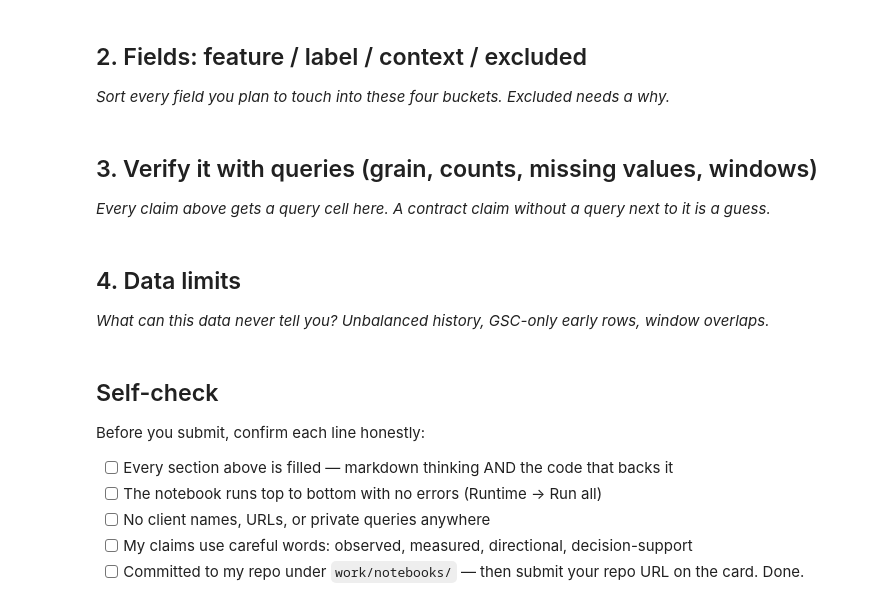
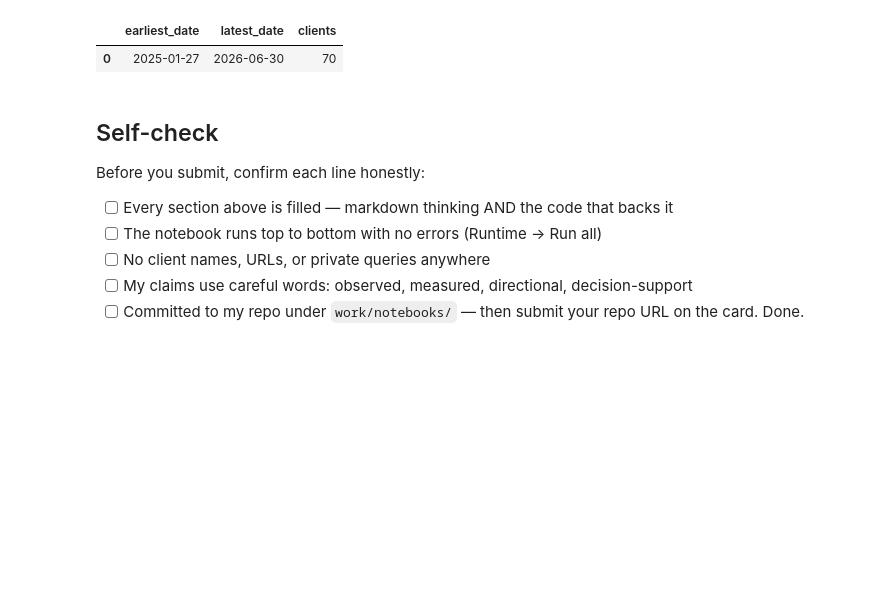
Before and after one commit to Mahnoor-Kalsoom/flyrank-ml-internship, a Jupyter notebook: work/notebooks/w03_data_contract.ipynb, the cells around one changed output. Cells and saved outputs as stored; diff of their text form; code cells hidden in the pictures; blank space fills up the shorter version.

```diff
--- a/work/notebooks/w03_data_contract.ipynb
+++ b/work/notebooks/w03_data_contract.ipynb
@@ -13,7 +225,16 @@ This skeleton is yours to fill. Work the sections **in order** — each one has
 # %%
 # This cell is for CODE (numbers, a query, a check).
 # Write your text answer in the cell ABOVE this one — typing sentences here breaks Run All.
+
+con.sql(f"""
+SELECT
+MIN(report_date) earliest_date,
+MAX(report_date) latest_date,
+COUNT(DISTINCT client_hash_id) clients
+FROM read_parquet(
+'{REL}/fact_content_daily_performance/**/*.parquet'
+)
+""").df()
+# %% [output]
+|  | earliest_date | latest_date | clients |
+| 0 | 2025-01-27 | 2026-06-30 | 70 |
-# %% [markdown]
-## 2. Fields: feature / label / context / excluded
-
-*Sort every field you plan to touch into these four buckets. Excluded needs a why.*
@@ -23,4 +240,0 @@ This skeleton is yours to fill. Work the sections **in order** — each one has
-# %% [markdown]
-## 3. Verify it with queries (grain, counts, missing values, windows)
-
-*Every claim above gets a query cell here. A contract claim without a query next to it is a guess.*
@@ -30,4 +240,0 @@ This skeleton is yours to fill. Work the sections **in order** — each one has
-# %% [markdown]
-## 4. Data limits
-
-*What can this data never tell you? Unbalanced history, GSC-only early rows, window overlaps.*
```
Also changed, not shown: parts of 17 cells of this notebook.
